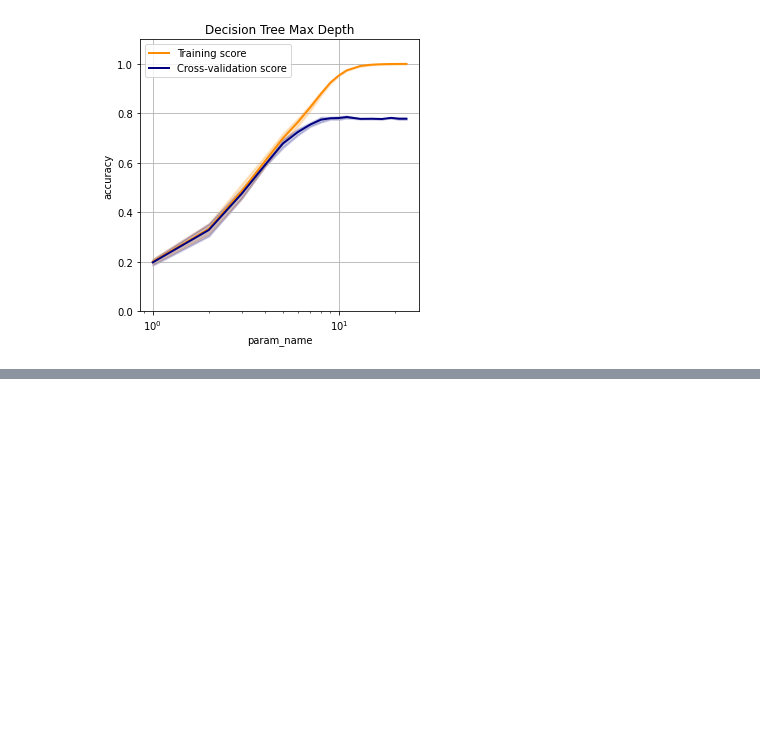
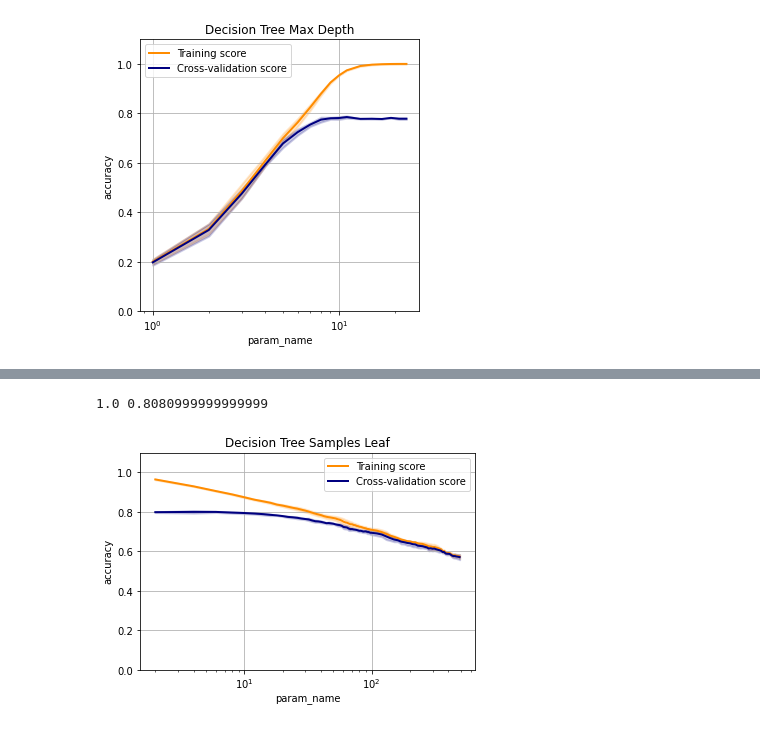
Before and after one commit to jayhtian/cs7641, a Jupyter notebook: supervised_learning/mnist_decision_tree.ipynb, the cells around one changed output, grey strips where cells are left out. Saved outputs shown, nothing was run; the diff lists cells and outputs as text; code cells hidden in the pictures; blank space fills up the shorter version.

```diff
--- a/supervised_learning/mnist_decision_tree.ipynb
+++ b/supervised_learning/mnist_decision_tree.ipynb
@@ -92,0 +167,19 @@ plot_curves(param_range, train_scores_mean, train_scores_std, test_scores_mean,
+# %%
+# Baseline model
+classifier = DecisionTreeClassifier(random_state=0, criterion='gini', min_samples_split=2)
+train_res, test_res = fit_and_score_iteratively(classifier, X_train=X_train, y_train=y_train, X_test=X_test, y_test=y_test,
+                                iterations=10,binary_classification=False, include_train_results=True)
+print(train_res, test_res)
+# %% [output]
+1.0 0.8080999999999999
+# %%
+# max_depth - accuracy
+param_range = list(range(2, 100, 2)) + list(range(100, 500, 10))
+
+classifier = DecisionTreeClassifier(random_state=0, criterion='gini')
+cv = StratifiedKFold(n_splits=4, shuffle=True, random_state=0)
+train_scores, test_scores, labeled_train, labeled_test = plot_validation_curve(classifier, X_train, y_train,
+                      param_name='min_samples_leaf', param_range=param_range,
+                      cv=cv, scoring='accuracy', n_jobs=8, title='Decision Tree Samples Leaf')
+# %% [output]
+[figure, added]
```
Also changed, not shown: parts of 20 cells of this notebook, 27 other files.
